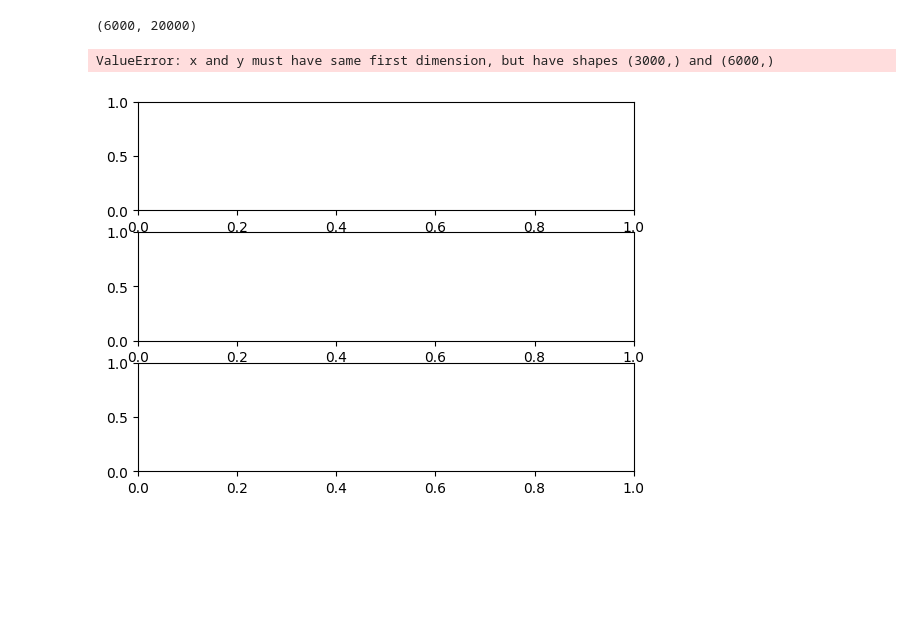
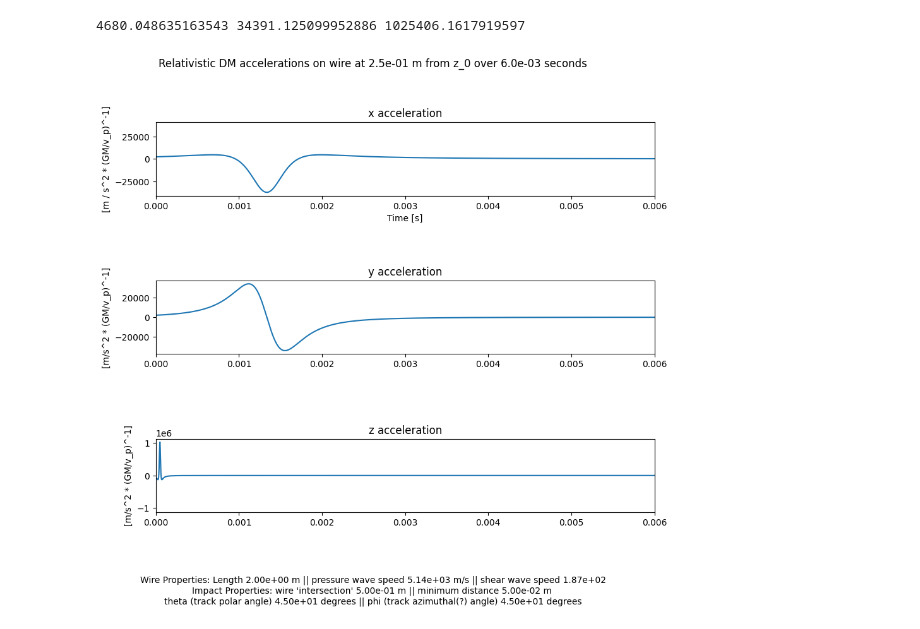
Before and after one commit to tbelvin2000/Phys499code, a Jupyter notebook: AccelerationFuns.ipynb, the cells around one changed output. Drawn from its saved outputs; the diff is of its cells as text; code cells hidden in the pictures; blank space fills up the shorter version.

```diff
--- a/AccelerationFuns.ipynb
+++ b/AccelerationFuns.ipynb
@@ -13,7 +13,7 @@ def arraymax2(fun_t, t_range):
 params = eg.multenterbox("Enter simulation params",
                          fields=["dt [micro seconds], primary source of runtime for redering animation",
                                  "total time [milli seconds]", "dz [microns], primary source of runtime for solve_ivp"],
-                         values=[1, 3, 100])
+                         values=[1, 6, 100])
 # Set up simulation params.
 """Time step size and total time is primary source of runtime for rendering animation"""
 dt = float(params[0]) * 1e-6 # time step size, seconds
@@ -54,7 +54,7 @@ thermal_neut = (1919.62, 1.674e-27) # [m/s], [kg] --> T = 298 K, mv^2 = (3/2) k_
 gal_orbit = (220e3, 1.782e-24) # [m/s], 1 TeV/c^2 [kg]
 parts = [None, relativistic, thermal_neut, gal_orbit]
 ret = eg.integerbox("Which particle?\n0: Custom\n1: Relativistic DM\n2: Thermal Neutron\n3: Galactic Orbit DM",
-                    default=3, lowerbound=0, upperbound=3)
+                    default=1, lowerbound=0, upperbound=3)
 titles = ["Custom", "Relativistic DM", "Thermal Neutron", "Galactic Orbit DM"]
 title_label = titles[ret]
 if ret == 0:
@@ -77,59 +77,78 @@ theta = float(params[2]) * (np.pi / 180) # Angle between particle track and z (w
 phi = float(params[3]) * (np.pi / 180) # Angle between particle track and x axes, radians
 zwire = np.arange(0 - z0, l - z0, dz) # define wire along z axes s.t. z0 is at z_string == 0
 arrdim = zwire.size
+z_ind = arrdim * 3//8
+z_t = zwire[z_ind]
 costheta = np.cos(theta)
 sintheta = np.sin(theta)
 cosphi = np.cos(phi)
 sinphi = np.sin(phi)
-# shared component of initial velocities *** UNEVEN ARRAYS ZWIRE AND T_EVAL RN *****
-small = G * M / v_p
-v_left = [1 / ((b**2 + ((zwire + v_p * t_eval[t]) * sintheta)**2)) for t in t_range]
-v_right = [1 / ((b**2 + ((zwire - v_p * t_eval[t]) * sintheta)**2)) for t in t_range] # shared component of initial velocities
-v_0 = v_left + v_right
 impact_props = (f"wire 'intersection' {z0:.2e} m || minimum distance {b:.2e} m \n"
                 f"theta (track polar angle) {theta * 180 / np.pi :.2e} degrees || phi (track azimuthal(?) angle) {theta * 180 / np.pi :.2e} degrees")
-ax = np.array(v_0 * (b * costheta + zwire * costheta * sintheta * sinphi))
-ay = np.array(v_0 * (b * sintheta - zwire * costheta * sintheta * cosphi))
-az = np.array(v_0 * (-zwire * sintheta**2))
+# %%
+small = G * M / v_p
+def denom(v, direction):
+    return (b**2 + (z_t + direction * v * t_eval)**2 * sintheta**2)
+
+xnum1 = costheta * sintheta * sinphi
+def xnum2(direction):
+    return (2 * (z_t + direction * v_shear * t_eval) * sintheta**2 * (b * cosphi + (z_t + direction * v_shear * t_eval) * costheta * sintheta * sinphi))
+ax_left = v_shear * (xnum1 / denom(v_shear, 1) - xnum2(1) / denom(v_shear, 1)**2) # left moving wave
+ax_right = v_shear * (- xnum1 / denom(v_shear, -1) + xnum2(-1) / denom(v_shear, -1)**2) # right moving wave
+ax = ax_right
+
+ynum1 = costheta * sintheta * cosphi
+def ynum2(direction):
+    return (2 * (z_t + direction * v_shear * t_eval) * sintheta**2 * (b * sinphi - (z_t + direction * v_shear * t_eval) * costheta * sintheta * cosphi))
+ay_left = v_shear * (- ynum1 / denom(v_shear, 1) - ynum2(1) / denom(v_shear, 1)**2)
+ay_right = v_shear * (ynum1 / denom(v_shear, -1) + ynum2(-1) / denom(v_shear, -1)**2)
+ay = ay_right
+
+znum1 = sintheta**2
+def znum2(v, direction):
+    return (-2 * (z_t + direction * v * t_eval)**2 * sintheta**4)
+az_left = v_press * (-znum1 / denom(v_press, 1) - znum2(v_press, 1) / denom(v_press, 1)**2)
+az_right = v_press * (znum1 / denom(v_press, -1) + znum2(v_press, -1) / denom(v_press, -1)**2)
+az = az_right
+
+print(ax.max(), ay.max(), az.max())
+# %% [output]
+4680.048635163543 34391.125099952886 1025406.1617919597
 # %%
 # Figure
-z_t = arrdim * 3//8
 fig1, (ax1, ax2, ax3) = plt.subplots(3,1)
 ax1.set_xlabel('Time [s]')
 # multiply maximums by 1.1 to give a little padding
 t_range = range(len(t_eval))
-x_max = arraymax2(ax, t_range)
-y_max = arraymax2(ay, t_range)
-z_max = arraymax2(az, t_range)
+x_max = np.abs(ax).max() * 1.1
+y_max = np.abs(ay).max() * 1.1
+z_max = np.abs(az).max() * 1.1
 
 # Plot accerlations
-print(ax.shape)
-ax1.plot(t_eval, ax[:, z_t])
-ax2.plot(t_eval, ay[:, z_t])
-ax3.plot(t_eval, az[:, z_t])
+ax1.plot(t_eval, ax)
+ax2.plot(t_eval, ay)
+ax3.plot(t_eval, az)
 # Graph aesthetics
 ax1.set_ylim(-x_max, x_max)
-ax1.set_xlim(0, tf)
+ax1.set_xlim(t0, tf)
 ax1.set_title('x acceleration')
-ax1.set_ylabel(f'Acceleration [m / s^2 * (GM/v_p)^-1]')
+ax1.set_ylabel(f'[m / s^2 * (GM/v_p)^-1]')
 
 ax2.set_ylim(-y_max, y_max)
-ax2.set_xlim(0, tf)
+ax2.set_xlim(t0, tf)
 ax2.set_title('y acceleration')
-ax2.set_ylabel(f'Acceleration [m/s^2 * (GM/v_p)^-1]')
+ax2.set_ylabel(f'[m/s^2 * (GM/v_p)^-1]')
 
 ax3.set_ylim(-z_max, z_max)
-ax3.set_xlim(0, tf)
+ax3.set_xlim(t0, tf)
 ax3.set_title('z acceleration')
-ax3.set_ylabel('Acceleration [m/s^2 * (GM/v_p)^-1]')
+ax3.set_ylabel('[m/s^2 * (GM/v_p)^-1]')
 
 fig1.text(0.5,-.1, s = f"Wire Properties: {wire_props}\nImpact Properties: {impact_props}", ha='center')
-fig1.suptitle(f'{title_label} accelerations on wire at {zwire[z_t]:.1e} from z_0 over {tf:.1e} seconds')
+fig1.suptitle(f'{title_label} accelerations on wire at {z_t:.1e} m from z_0 over {tf:.1e} seconds')
 fig1.tight_layout()
 fig1.set_figwidth(10)
 fig1.set_figheight(8)
 # fig1.show()
 # %% [output]
-(6000, 20000)
-ValueError: x and y must have same first dimension, but have shapes (3000,) and (6000,)
-[figure, old version]
+[figure, new version]
```
